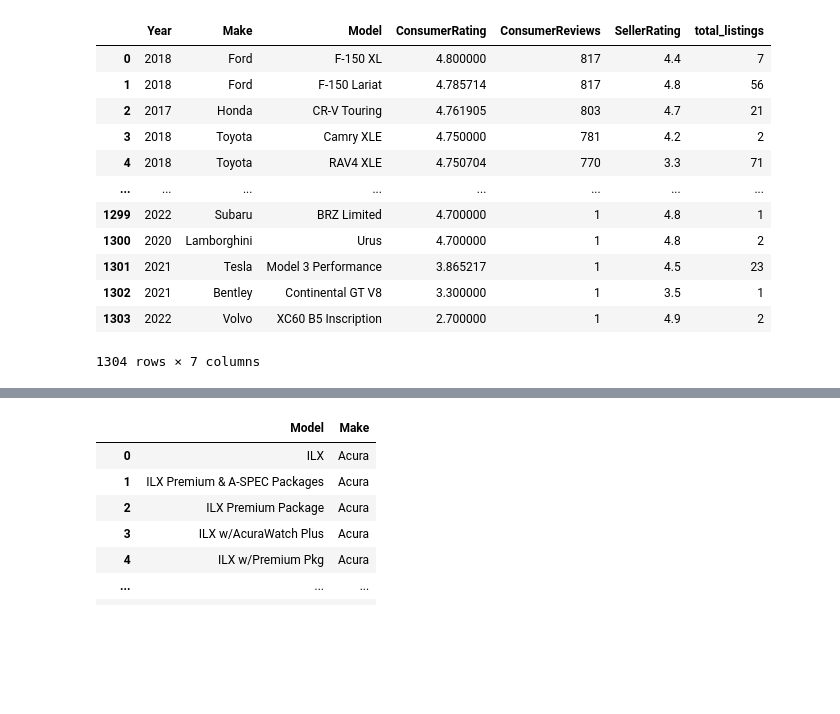
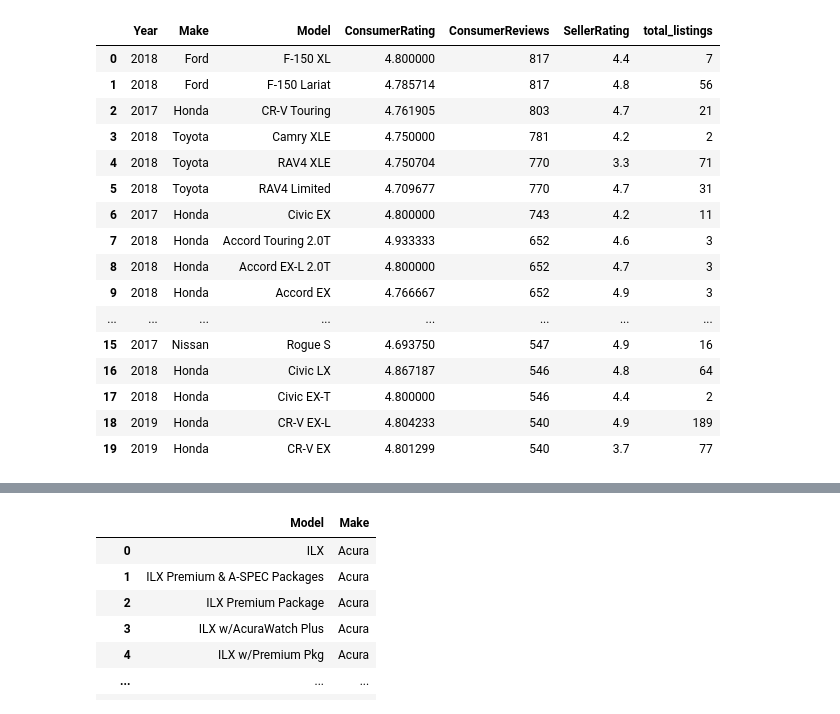
Before and after one commit to VickieL2399/ISYS-with-a-Y, a Jupyter notebook: Jupyter_Files/Q1_Jonathan.ipynb, the cells around one changed output, grey strips where cells are left out. Drawn from its saved outputs; the diff is of its cells as text; code cells hidden in the pictures; blank space fills up the shorter version.

```diff
--- a/Jupyter_Files/Q1_Jonathan.ipynb
+++ b/Jupyter_Files/Q1_Jonathan.ipynb
@@ -64,31 +89,36 @@ pd.read_sql(q1,conn)
 # %%
 #Based on highest Consumer Review > Consumer Rating > Total Listings
 q2 = """
 SELECT Year,
 Make,
 Model,
 CAST(AVG(ConsumerRating) AS DECIMAL (10,2)) AS ConsumerRating,
 ConsumerReviews,
 SellerRating,
 COUNT(*) AS total_listings
 FROM car_sales
 GROUP BY Model
 ORDER BY ConsumerReviews DESC, ConsumerRating DESC, total_listings ASC
+LIMIT 20
 ;
 """
 
 pd.read_sql(q2,conn)
 # %% [output]
 |  | Year | Make | Model | ConsumerRating | ConsumerReviews | SellerRating | total_listings |
 | 0 | 2018 | Ford | F-150 XL | 4.800000 | 817 | 4.4 | 7 |
 | 1 | 2018 | Ford | F-150 Lariat | 4.785714 | 817 | 4.8 | 56 |
 | 2 | 2017 | Honda | CR-V Touring | 4.761905 | 803 | 4.7 | 21 |
 | 3 | 2018 | Toyota | Camry XLE | 4.750000 | 781 | 4.2 | 2 |
 | 4 | 2018 | Toyota | RAV4 XLE | 4.750704 | 770 | 3.3 | 71 |
+| 5 | 2018 | Toyota | RAV4 Limited | 4.709677 | 770 | 4.7 | 31 |
+| 6 | 2017 | Honda | Civic EX | 4.800000 | 743 | 4.2 | 11 |
+| 7 | 2018 | Honda | Accord Touring 2.0T | 4.933333 | 652 | 4.6 | 3 |
+| 8 | 2018 | Honda | Accord EX-L 2.0T | 4.800000 | 652 | 4.7 | 3 |
+| 9 | 2018 | Honda | Accord EX | 4.766667 | 652 | 4.9 | 3 |
 | ... | ... | ... | ... | ... | ... | ... | ... |
-| 1299 | 2022 | Subaru | BRZ Limited | 4.700000 | 1 | 4.8 | 1 |
-| 1300 | 2020 | Lamborghini | Urus | 4.700000 | 1 | 4.8 | 2 |
-| 1301 | 2021 | Tesla | Model 3 Performance | 3.865217 | 1 | 4.5 | 23 |
-| 1302 | 2021 | Bentley | Continental GT V8 | 3.300000 | 1 | 3.5 | 1 |
-| 1303 | 2022 | Volvo | XC60 B5 Inscription | 2.700000 | 1 | 4.9 | 2 |
+| 15 | 2017 | Nissan | Rogue S | 4.693750 | 547 | 4.9 | 16 |
+| 16 | 2018 | Honda | Civic LX | 4.867187 | 546 | 4.8 | 64 |
+| 17 | 2018 | Honda | Civic EX-T | 4.800000 | 546 | 4.4 | 2 |
+| 18 | 2019 | Honda | CR-V EX-L | 4.804233 | 540 | 4.9 | 189 |
+| 19 | 2019 | Honda | CR-V EX | 4.801299 | 540 | 3.7 | 77 |
-1304 rows × 7 columns
```
Also changed, not shown: parts of 6 cells of this notebook, 1 other file.
